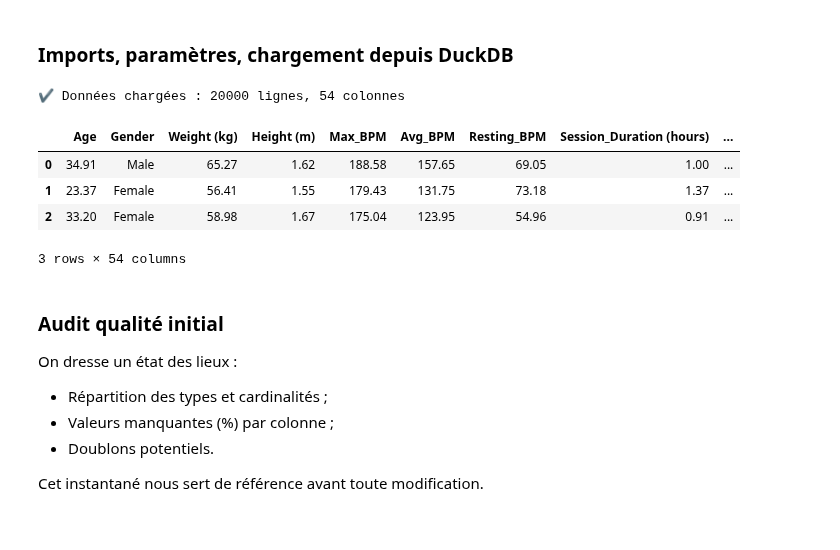
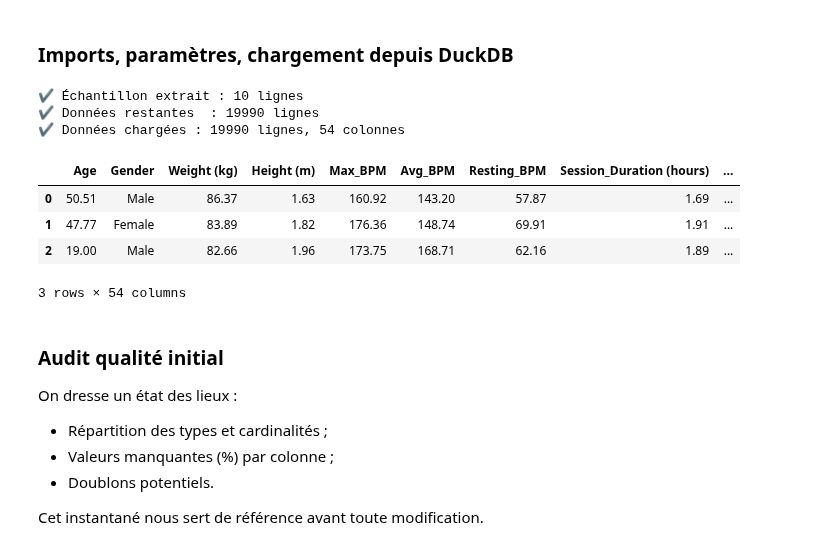
Before and after one commit to happy-developer/train.me, a Jupyter notebook: src/notebooks/preprocessing/life_style_data/preprocessing_life_style_data.ipynb, the cells around one changed output. Drawn from its saved outputs; the diff is of its cells as text; code cells hidden in the pictures.

```diff
--- a/src/notebooks/preprocessing/life_style_data/preprocessing_life_style_data.ipynb
+++ b/src/notebooks/preprocessing/life_style_data/preprocessing_life_style_data.ipynb
@@ -38,35 +41,50 @@ Sorties : df_clean (Parquet/CSV), tableaux de suivi (manquants, conversions, dou
 # %% [markdown]
 ### Imports, paramètres, chargement depuis DuckDB
 # %%
-# 🔧 Définition des chemins (adaptés à ton arborescence GitHub)
+# Définition des chemins (adaptés à ton arborescence GitHub)
 # Notebook : C:\Users\fback\Desktop\Projets\Dev\GitHub\train.me\src\notebooks\preprocessing\life_style_data
 # Base     : C:\Users\fback\Desktop\Projets\Dev\GitHub\train.me\src\data\raw\life_style_data
 
 # Le notebook s’exécute depuis son répertoire → on peut repartir du cwd
 current_dir = Path.cwd()
 project_root = current_dir.parents[3]  # remonte jusqu’à "train.me"
 
-# 🗂️ Chemins complets
+# Chemins complets
 db_path = project_root / "src" / "data" / "raw" / "life_style_data" / "life_style_data"
 export_dir = project_root / "src" / "data" / "processed" / "life_style_data"
 model_dir = project_root / "src" / "models" / "v1" / "life_style_data"
 
-# ✅ Connexion à la base DuckDB
+# Connexion à la base DuckDB
 con = duckdb.connect(str(db_path))
+# Connexion SQLite
+con_sqlite = sqlite3.connect(export_dir / "life_style_data_val.db")
 
-# ✅ Chargement de la table
+# Chargement de la table
 df = con.execute("SELECT * FROM life_style_data").fetchdf()
 
-# ✅ Vérification du chargement
+# Extraire les 10 premières lignes
+df_sample = df.head(10).copy()
+df = df.iloc[10:].reset_index(drop=True)
+
+# Écriture du sample dans la base SQLite
+table_name = "life_style_data_sample"
+df_sample.to_sql(table_name, con_sqlite, if_exists="replace", index=False)
+
+print(f"✔ Échantillon extrait : {df_sample.shape[0]} lignes")
+print(f"✔ Données restantes  : {df.shape[0]} lignes")
+
+# Vérification du chargement
 shape_before = df.shape
 print(f"✔ Données chargées : {shape_before[0]} lignes, {shape_before[1]} colonnes")
 display(df.head(3))
 # %% [output]
-✔ Données chargées : 20000 lignes, 54 colonnes
+✔ Échantillon extrait : 10 lignes
+✔ Données restantes  : 19990 lignes
+✔ Données chargées : 19990 lignes, 54 colonnes
 |  | Age | Gender | Weight (kg) | Height (m) | Max_BPM | Avg_BPM | Resting_BPM | Session_Duration (hours) | ... |
-| 0 | 34.91 | Male | 65.27 | 1.62 | 188.58 | 157.65 | 69.05 | 1.00 | ... |
-| 1 | 23.37 | Female | 56.41 | 1.55 | 179.43 | 131.75 | 73.18 | 1.37 | ... |
-| 2 | 33.20 | Female | 58.98 | 1.67 | 175.04 | 123.95 | 54.96 | 0.91 | ... |
+| 0 | 50.51 | Male | 86.37 | 1.63 | 160.92 | 143.20 | 57.87 | 1.69 | ... |
+| 1 | 47.77 | Female | 83.89 | 1.82 | 176.36 | 148.74 | 69.91 | 1.91 | ... |
+| 2 | 19.00 | Male | 82.66 | 1.96 | 173.75 | 168.71 | 62.16 | 1.89 | ... |
 3 rows × 54 columns
 # %% [markdown]
 ### Audit qualité initial
```
Also changed, not shown: parts of 36 cells of this notebook, 16 other files.
